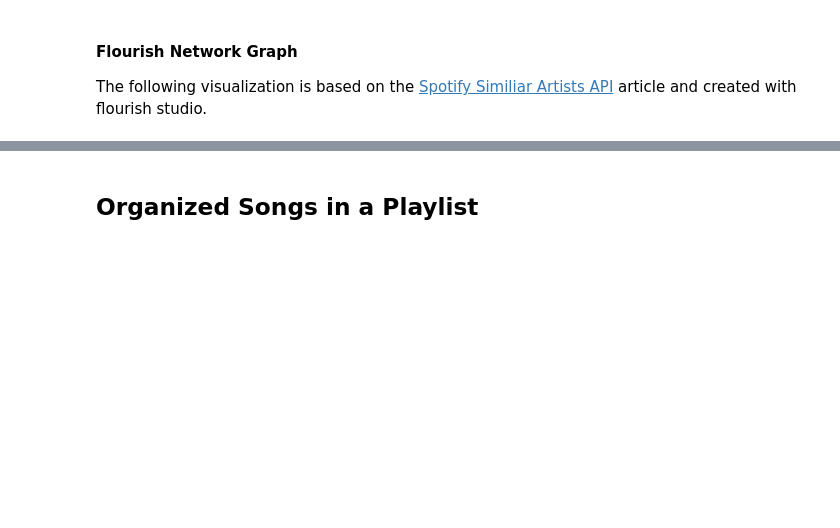
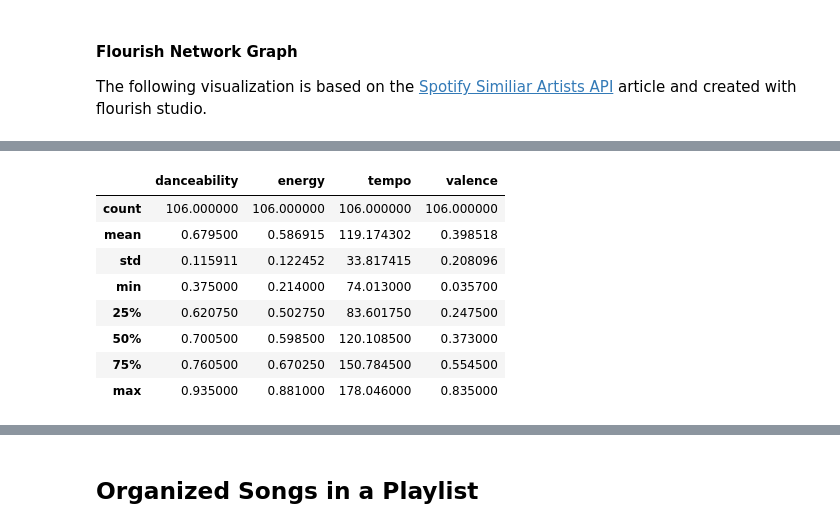
Before and after one commit to hluebbering/music-clustering, a Jupyter notebook: scripts/notebook.ipynb, the cells around one changed output, grey strips where cells are left out. Drawn from its saved outputs; the diff is of its cells as text; code cells hidden in the pictures; blank space fills up the shorter version.

```diff
--- a/scripts/notebook.ipynb
+++ b/scripts/notebook.ipynb
@@ -463,0 +442,14 @@ The following visualization is based on the [Spotify Similiar Artists API](https
+# %%
+# Select columns to keep on dataset
+data_keep = df[['track_id', 'name', 'danceability', 'energy', 'tempo', 'valence']]
+data_keep.describe()
+# %% [output]
+|  | danceability | energy | tempo | valence |
+| count | 106.000000 | 106.000000 | 106.000000 | 106.000000 |
+| mean | 0.679500 | 0.586915 | 119.174302 | 0.398518 |
+| std | 0.115911 | 0.122452 | 33.817415 | 0.208096 |
+| min | 0.375000 | 0.214000 | 74.013000 | 0.035700 |
+| 25% | 0.620750 | 0.502750 | 83.601750 | 0.247500 |
+| 50% | 0.700500 | 0.598500 | 120.108500 | 0.373000 |
+| 75% | 0.760500 | 0.670250 | 150.784500 | 0.554500 |
+| max | 0.935000 | 0.881000 | 178.046000 | 0.835000 |
```
Also changed, not shown: parts of 28 cells of this notebook, 9 other files.
